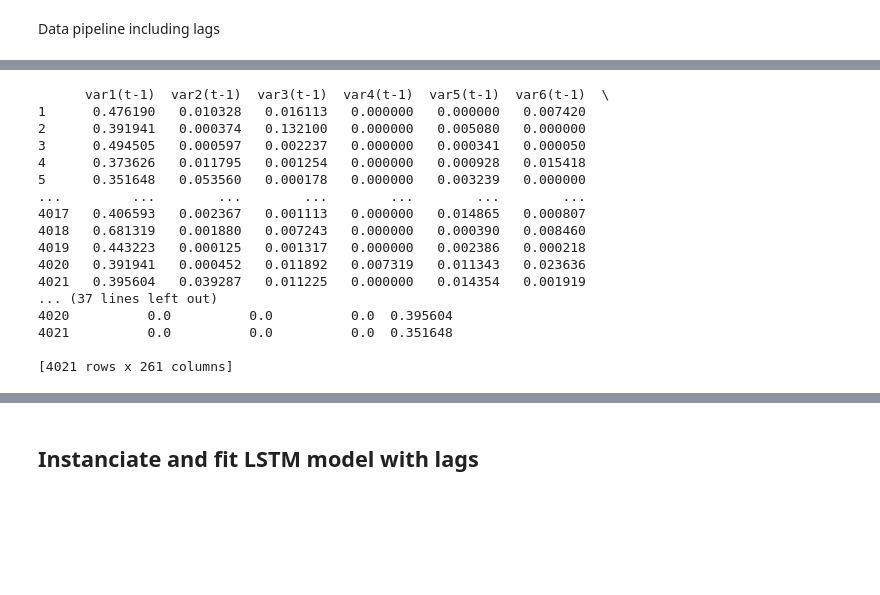
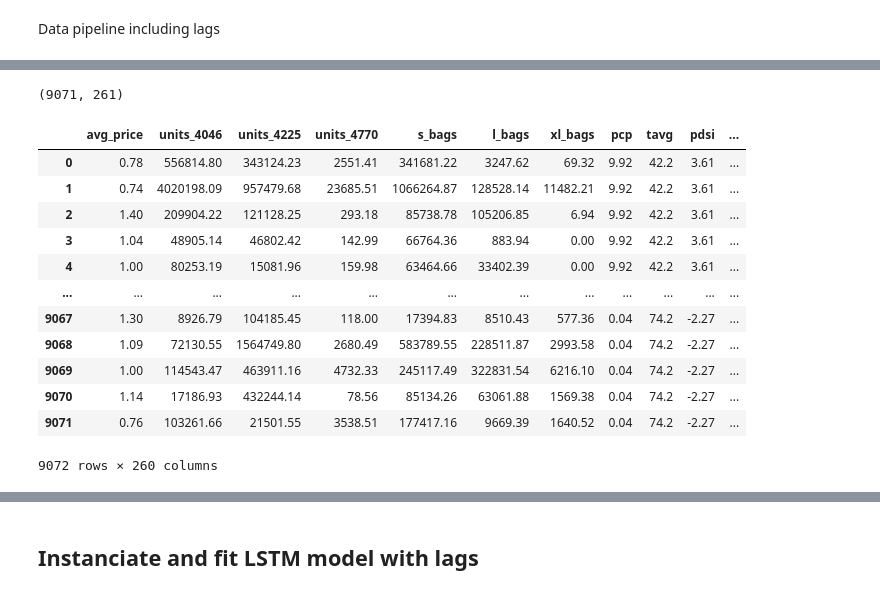
Before and after one commit to davidmcbee/Health_and_Avocados, a Jupyter notebook: LSTM_Multivariate_Prices_climate.ipynb, the cells around one changed output, grey strips where cells are left out. Drawn from its saved outputs; the diff is of its cells as text; code cells hidden in the pictures; blank space fills up the shorter version.

```diff
--- a/LSTM_Multivariate_Prices_climate.ipynb
+++ b/LSTM_Multivariate_Prices_climate.ipynb
@@ -214,7 +226,7 @@ def series_to_supervised(data, n_in=2, n_out=1, dropnan=False):
     return agg
 
 # read in data
-dataset = pd.read_csv('lstm_cleaned_org_prices_clim.csv', header=0, index_col=0)
+dataset = pd.read_csv('lstm_cleaned_conv_prices_clim.csv', header=0, index_col=0)
 
 # Generate our categorical variable lists
 cat = dataset.dtypes[dataset.dtypes == "object"].index.tolist()
@@ -240,7 +252,6 @@ dataset = dataset.astype('float')
 # Normalize the dataset
 scaler = MinMaxScaler(feature_range=(0,1))
 scaled= scaler.fit_transform(dataset)
-len(dataset)
 
 # Reframe as supervised learning
 reframed = series_to_supervised(scaled, 1, 1)
@@ -249,25 +260,25 @@ reframed = series_to_supervised(scaled, 1, 1)
 # drop columns we don't want to predict
 reframed.drop(reframed.iloc[:, 261:,], axis=1, inplace=True)
 reframed.drop(reframed.index[0], inplace=True)
-print(reframed)
+reframed.shape
 # %% [output]
-      var1(t-1)  var2(t-1)  var3(t-1)  var4(t-1)  var5(t-1)  var6(t-1)  \
-1      0.476190   0.010328   0.016113   0.000000   0.000000   0.007420
-2      0.391941   0.000374   0.132100   0.000000   0.005080   0.000000
-3      0.494505   0.000597   0.002237   0.000000   0.000341   0.000050
-4      0.373626   0.011795   0.001254   0.000000   0.000928   0.015418
-5      0.351648   0.053560   0.000178   0.000000   0.003239   0.000000
-...         ...        ...        ...        ...        ...        ...
-4017   0.406593   0.002367   0.001113   0.000000   0.014865   0.000807
-4018   0.681319   0.001880   0.007243   0.000000   0.000390   0.008460
-4019   0.443223   0.000125   0.001317   0.000000   0.002386   0.000218
-4020   0.391941   0.000452   0.011892   0.007319   0.011343   0.023636
-4021   0.395604   0.039287   0.011225   0.000000   0.014354   0.001919
-... (37 lines left out)
-4020          0.0          0.0          0.0  0.395604
-4021          0.0          0.0          0.0  0.351648
-
-[4021 rows x 261 columns]
+(9071, 261)
+# %%
+dataset
+# %% [output]
+|  | avg_price | units_4046 | units_4225 | units_4770 | s_bags | l_bags | xl_bags | pcp | tavg | pdsi | ... |
+| 0 | 0.78 | 556814.80 | 343124.23 | 2551.41 | 341681.22 | 3247.62 | 69.32 | 9.92 | 42.2 | 3.61 | ... |
+| 1 | 0.74 | 4020198.09 | 957479.68 | 23685.51 | 1066264.87 | 128528.14 | 11482.21 | 9.92 | 42.2 | 3.61 | ... |
+| 2 | 1.40 | 209904.22 | 121128.25 | 293.18 | 85738.78 | 105206.85 | 6.94 | 9.92 | 42.2 | 3.61 | ... |
+| 3 | 1.04 | 48905.14 | 46802.42 | 142.99 | 66764.36 | 883.94 | 0.00 | 9.92 | 42.2 | 3.61 | ... |
+| 4 | 1.00 | 80253.19 | 15081.96 | 159.98 | 63464.66 | 33402.39 | 0.00 | 9.92 | 42.2 | 3.61 | ... |
+| ... | ... | ... | ... | ... | ... | ... | ... | ... | ... | ... | ... |
+| 9067 | 1.30 | 8926.79 | 104185.45 | 118.00 | 17394.83 | 8510.43 | 577.36 | 0.04 | 74.2 | -2.27 | ... |
+| 9068 | 1.09 | 72130.55 | 1564749.80 | 2680.49 | 583789.55 | 228511.87 | 2993.58 | 0.04 | 74.2 | -2.27 | ... |
+| 9069 | 1.00 | 114543.47 | 463911.16 | 4732.33 | 245117.49 | 322831.54 | 6216.10 | 0.04 | 74.2 | -2.27 | ... |
+| 9070 | 1.14 | 17186.93 | 432244.14 | 78.56 | 85134.26 | 63061.88 | 1569.38 | 0.04 | 74.2 | -2.27 | ... |
+| 9071 | 0.76 | 103261.66 | 21501.55 | 3538.51 | 177417.16 | 9669.39 | 1640.52 | 0.04 | 74.2 | -2.27 | ... |
+9072 rows × 260 columns
 # %%
 reframed
 # %% [output]
```
Also changed, not shown: parts of 29 cells of this notebook, 8 other files.
